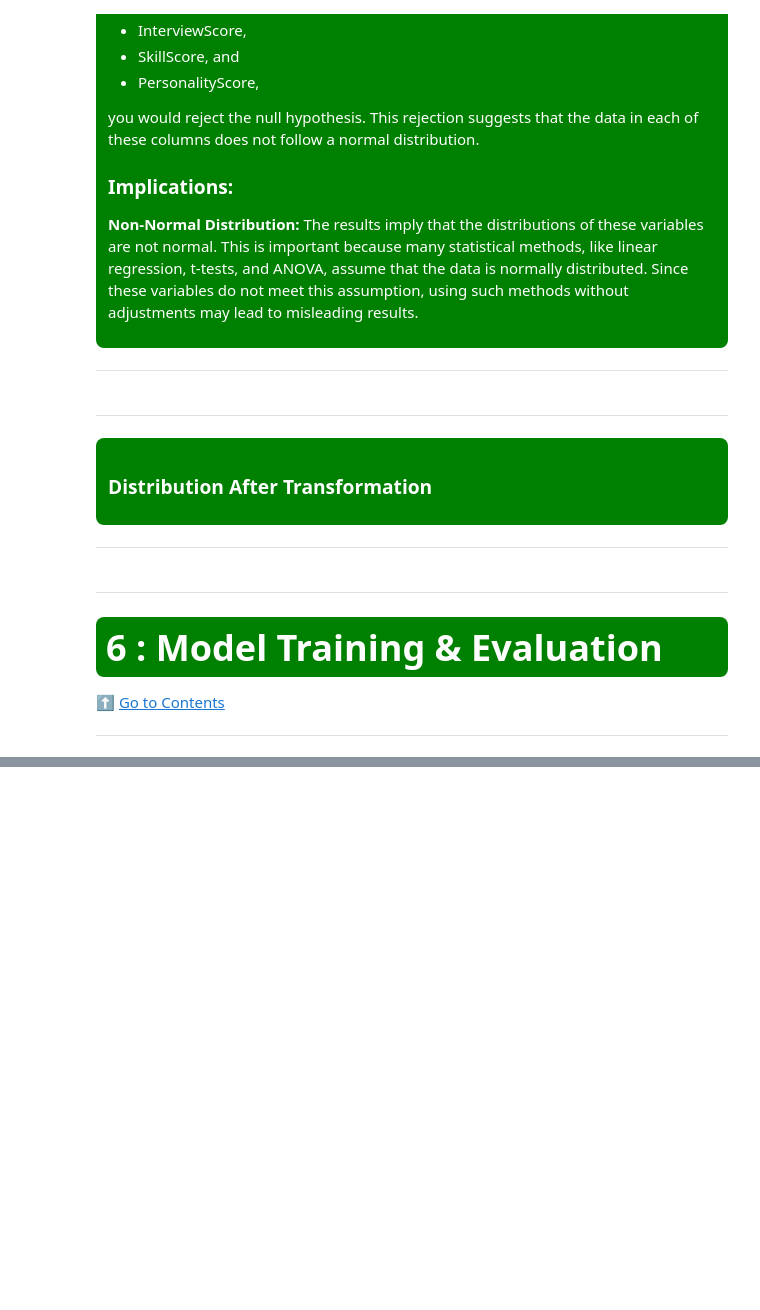
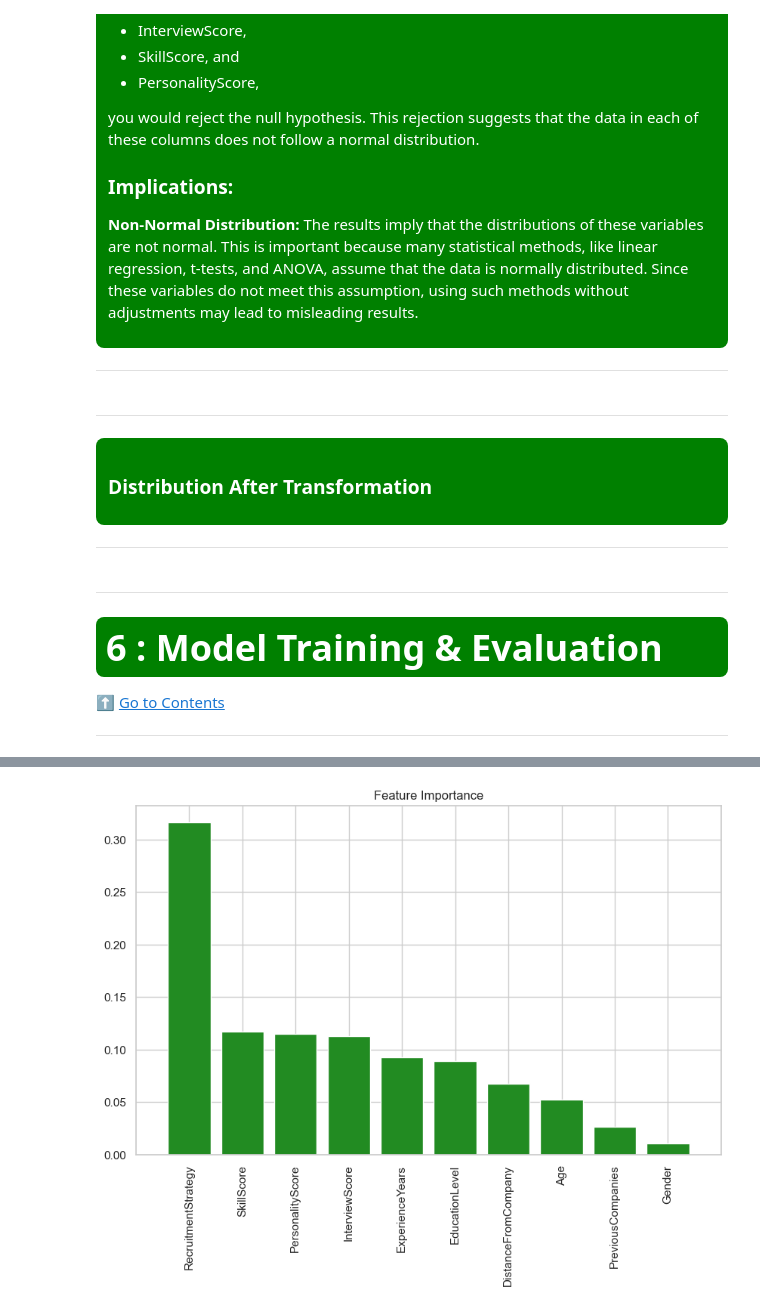
Before and after one commit to Eunnylans/Hiring--Analysis--Using--Linear--Regression, a Jupyter notebook: Predicting--Hiring--Decisions.ipynb, the cells around one changed output, grey strips where cells are left out. Drawn from its saved outputs; the diff is of its cells as text; code cells hidden in the pictures; blank space fills up the shorter version.

Commit message:
Feature Importance

```diff
--- a/Predicting--Hiring--Decisions.ipynb
+++ b/Predicting--Hiring--Decisions.ipynb
@@ -1137,0 +1167,14 @@ study = optuna.create_study(direction='maximize', sampler=TPESampler(seed=42))
+# %%
+# Train the model with the best hyperparameters
+best_params = study.best_params
+model = RandomForestClassifier(
+    n_estimators=best_params['n_estimators'],
+    max_depth=best_params['max_depth'],
+    min_samples_split=best_params['min_samples_split'],
+    min_samples_leaf=best_params['min_samples_leaf'],
+    max_features=best_params['max_features'],
+    random_state=42,
+    n_jobs=-1
+)
+
+model.fit(X_train, y_train)
@@ -1137,0 +1207,14 @@ study = optuna.create_study(direction='maximize', sampler=TPESampler(seed=42))
+# %%
+# Plotting feature importance
+importances = model.feature_importances_
+indices = np.argsort(importances)[::-1]
+features = X.columns
+
+plt.figure(figsize=(10, 6))
+plt.title("Feature Importance")
+plt.bar(range(X.shape[1]), importances[indices], align="center", color='forestgreen')
+plt.xticks(range(X.shape[1]), [features[i] for i in indices], rotation=90)
+plt.xlim([-1, X.shape[1]])
+plt.show()
+# %% [output]
+[figure, added]
```
Also changed, not shown: parts of 7 cells of this notebook.
